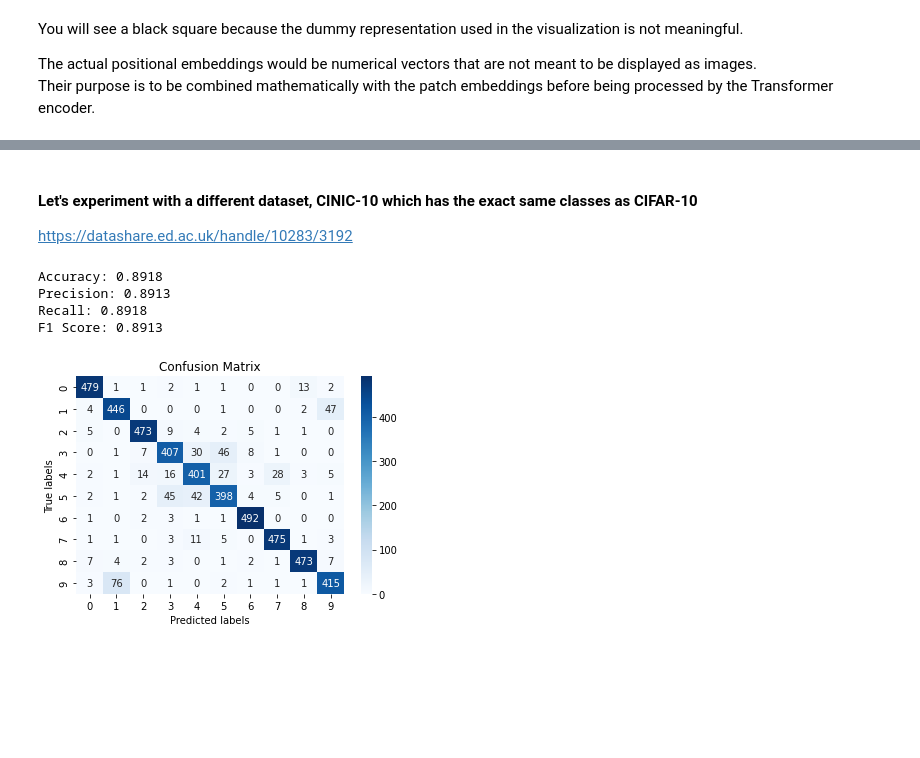
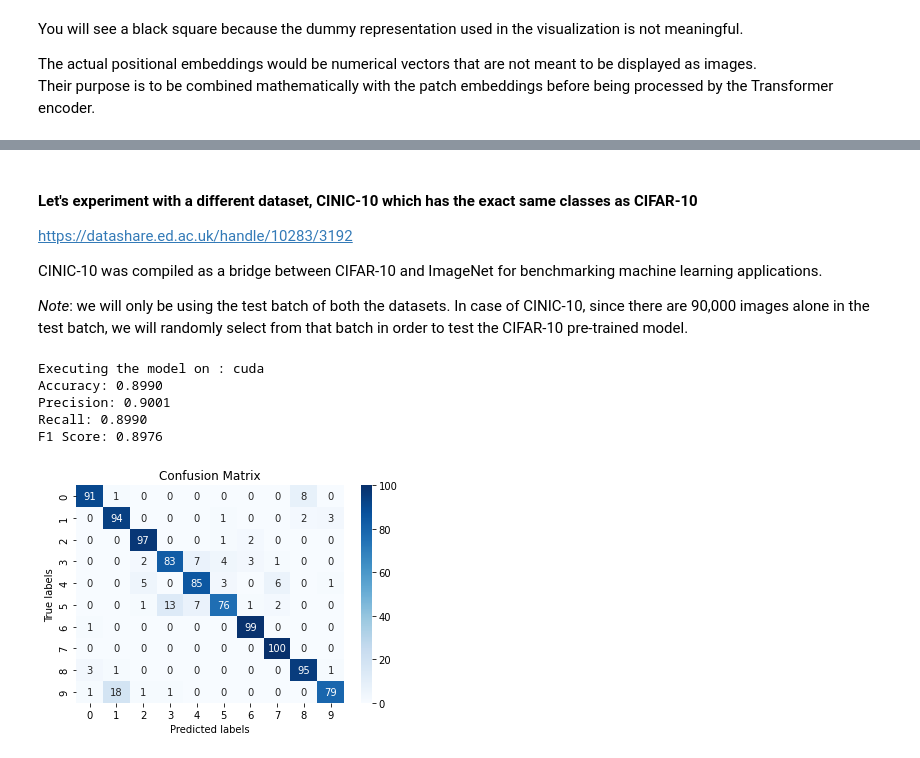
Before and after one commit to Kwuasimoto/mlp_final, a Jupyter notebook: vit_base_pretrained.ipynb, the cells around one changed output, grey strips where cells are left out. Cells and saved outputs as stored; diff of their text form; code cells hidden in the pictures; blank space fills up the shorter version.

```diff
--- a/vit_base_pretrained.ipynb
+++ b/vit_base_pretrained.ipynb
@@ -150,6 +152,10 @@ Their purpose is to be combined mathematically with the patch embeddings before
 #### Let's experiment with a different dataset, CINIC-10 which has the exact same classes as CIFAR-10
 
 https://datashare.ed.ac.uk/handle/10283/3192
+
+CINIC-10 was compiled as a bridge between CIFAR-10 and ImageNet for benchmarking machine learning applications.
+
+_Note_: we will only be using the test batch of both the datasets. In case of CINIC-10, since there are 90,000 images alone in the test batch, we will randomly select from that batch in order to test the CIFAR-10 pre-trained model.
 # %%
 from transformers import ViTFeatureExtractor, ViTForImageClassification
 from PIL import Image
@@ -180,7 +186,7 @@ transform = transforms.Compose([
 # Load the CINIC-10 test dataset and set number of images to pick from each class
 test_dataset = datasets.ImageFolder(cinic_directory, transform=transform)
 
-num_images_per_class = 500
+num_images_per_class = 100
 
 # Create a dictionary to hold indices for each class and populating the dictionary
 class_indices = {class_name: [] for class_name in cifar10_classes}
@@ -210,6 +216,7 @@ model = ViTForImageClassification.from_pretrained('nateraw/vit-base-patch16-224-
 # Move the model to the GPU
 device = torch.device('cuda' if torch.cuda.is_available() else 'cpu')
 model.to(device)
+print("Executing the model on :",device)
 
 
 true_labels = []
@@ -220,35 +227,36 @@ model.eval()
 with torch.no_grad():
     for images, labels in test_loader:
         # Prepare the images for the model
         inputs = feature_extractor(images=images, return_tensors="pt")
         inputs = inputs.to(device)
         labels = labels.to(device)
 
         outputs = model(**inputs)
         _, predicted_class_idx = torch.max(outputs.logits, 1)
 
         true_labels.extend(labels.cpu().numpy())
         predicted_labels.extend(predicted_class_idx.cpu().numpy())
 
 # Get the metrics and confusion matrix
 accuracy = accuracy_score(true_labels, predicted_labels)
 precision, recall, f1, _ = precision_recall_fscore_support(true_labels, predicted_labels, average='macro', zero_division=0)
 
 print(f"Accuracy: {accuracy:.4f}")
 print(f"Precision: {precision:.4f}")
 print(f"Recall: {recall:.4f}")
 print(f"F1 Score: {f1:.4f}")
 
 cm = confusion_matrix(true_labels, predicted_labels)
 
 sns.heatmap(cm, annot=True, fmt='g', cmap='Blues')
 plt.xlabel('Predicted labels')
 plt.ylabel('True labels')
 plt.title('Confusion Matrix')
 plt.show()
 # %% [output]
-Accuracy: 0.8918
-Precision: 0.8913
-Recall: 0.8918
-F1 Score: 0.8913
+Executing the model on : cuda
+Accuracy: 0.8990
+Precision: 0.9001
+Recall: 0.8990
+F1 Score: 0.8976
-[figure, old version]
+[figure, new version]
```
Also changed, not shown: parts of 9 cells of this notebook.
